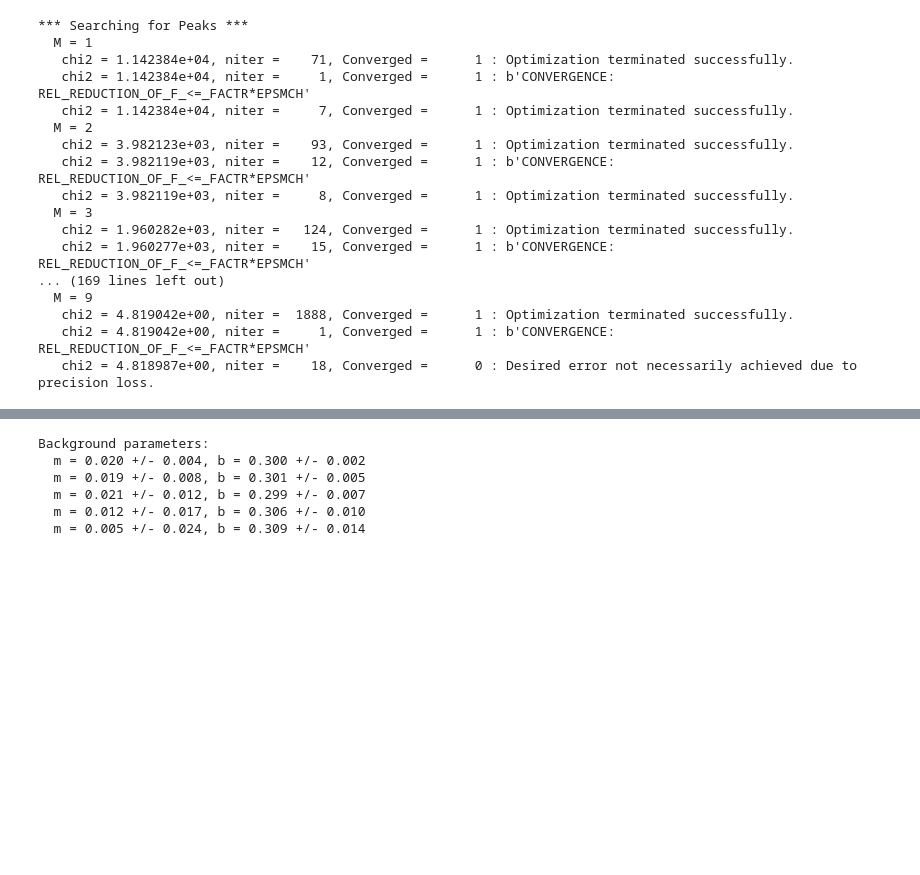
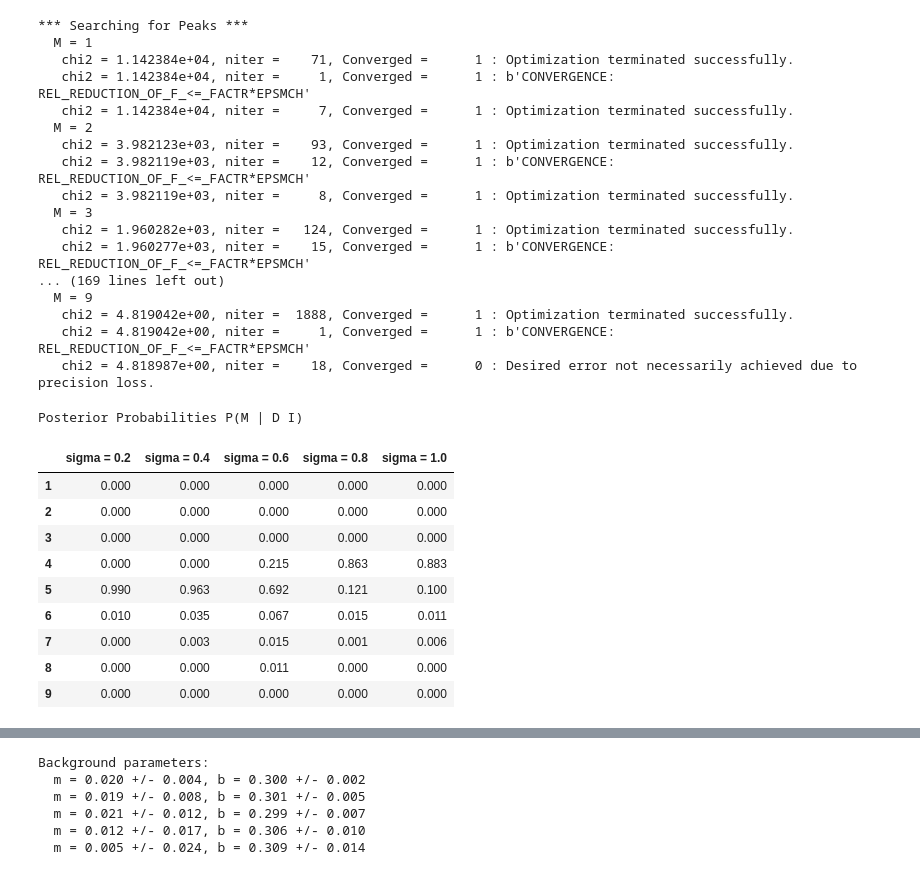
Before and after one commit to johnjmolina/ML-1koza, a Jupyter notebook: HowManyLines.ipynb, the cells around one changed output, grey strips where cells are left out. Drawn from its saved outputs; the diff is of its cells as text; code cells hidden in the pictures; blank space fills up the shorter version.

```diff
--- a/HowManyLines.ipynb
+++ b/HowManyLines.ipynb
@@ -332,10 +332,26 @@ def estimates(opt):
 # %%
 logps, bests = [], []
 for opt, data in zip(opts, datas):
     x,y     = data[:,0], data[:,1]
     arange  = sp.integrate.simps(y, x=x)/sp.integrate.simps(signal0(x, ideal, back, np.min(y), 0.0, [0.5], [1.0]), x=x)
     xrange  = np.max(x) - np.min(x)
     logp    = normalize([logposterior(arange*xrange, om[-1]) for om in opt])
     bests.append(np.argmax(logp))
     logps.append(np.array([lp / np.log(10) for lp in logp]))
+probs = pd.DataFrame({'sigma = 0.2' : 10**logps[0], 'sigma = 0.4' : 10**logps[1], 'sigma = 0.6' : 10**logps[2], 'sigma = 0.8' : 10**logps[3], 'sigma = 1.0' : 10**logps[4]}, index=np.arange(1,10))
+pd.options.display.float_format = '{:,.3f}'.format
+print('Posterior Probabilities P(M | D I)')
+probs
+# %% [output]
+Posterior Probabilities P(M | D I)
+|  | sigma = 0.2 | sigma = 0.4 | sigma = 0.6 | sigma = 0.8 | sigma = 1.0 |
+| 1 | 0.000 | 0.000 | 0.000 | 0.000 | 0.000 |
+| 2 | 0.000 | 0.000 | 0.000 | 0.000 | 0.000 |
+| 3 | 0.000 | 0.000 | 0.000 | 0.000 | 0.000 |
+| 4 | 0.000 | 0.000 | 0.215 | 0.863 | 0.883 |
+| 5 | 0.990 | 0.963 | 0.692 | 0.121 | 0.100 |
+| 6 | 0.010 | 0.035 | 0.067 | 0.015 | 0.011 |
+| 7 | 0.000 | 0.003 | 0.015 | 0.001 | 0.006 |
+| 8 | 0.000 | 0.000 | 0.011 | 0.000 | 0.000 |
+| 9 | 0.000 | 0.000 | 0.000 | 0.000 | 0.000 |
 # %%
```
Also changed, not shown: parts of 1 cell of this notebook.
